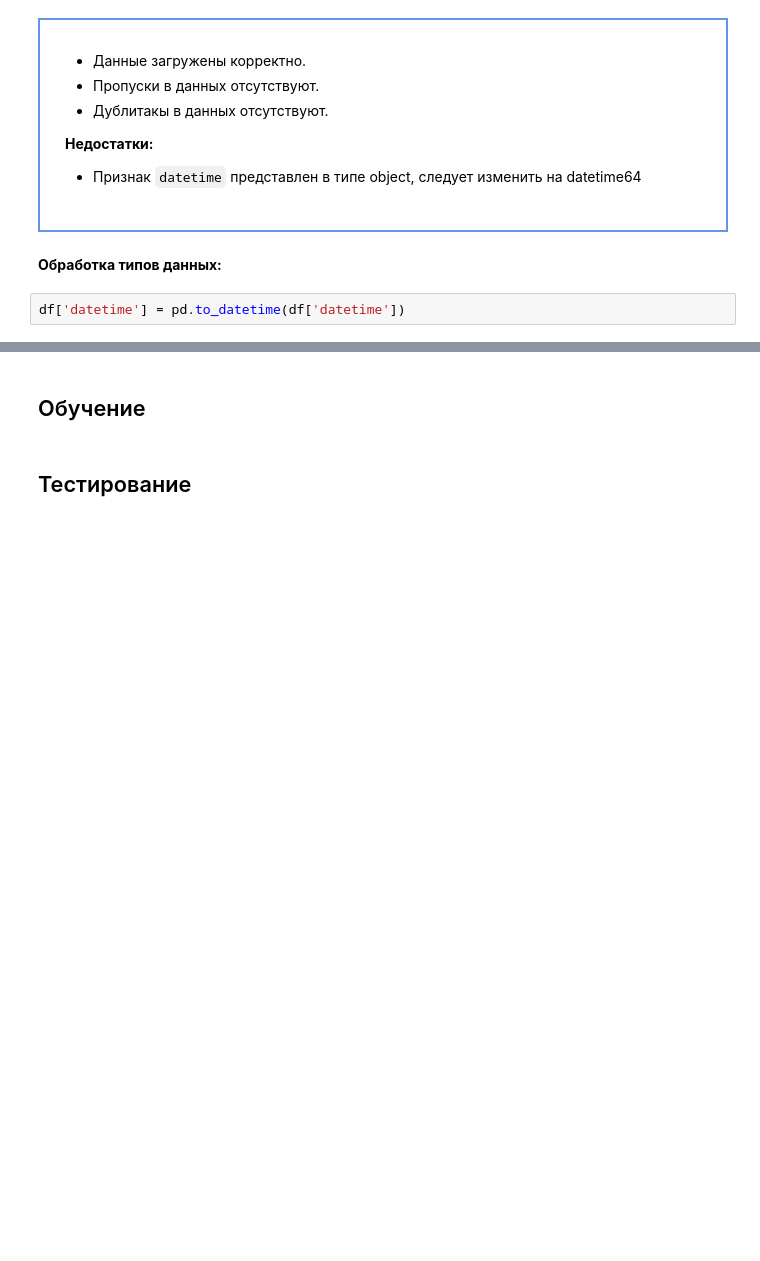
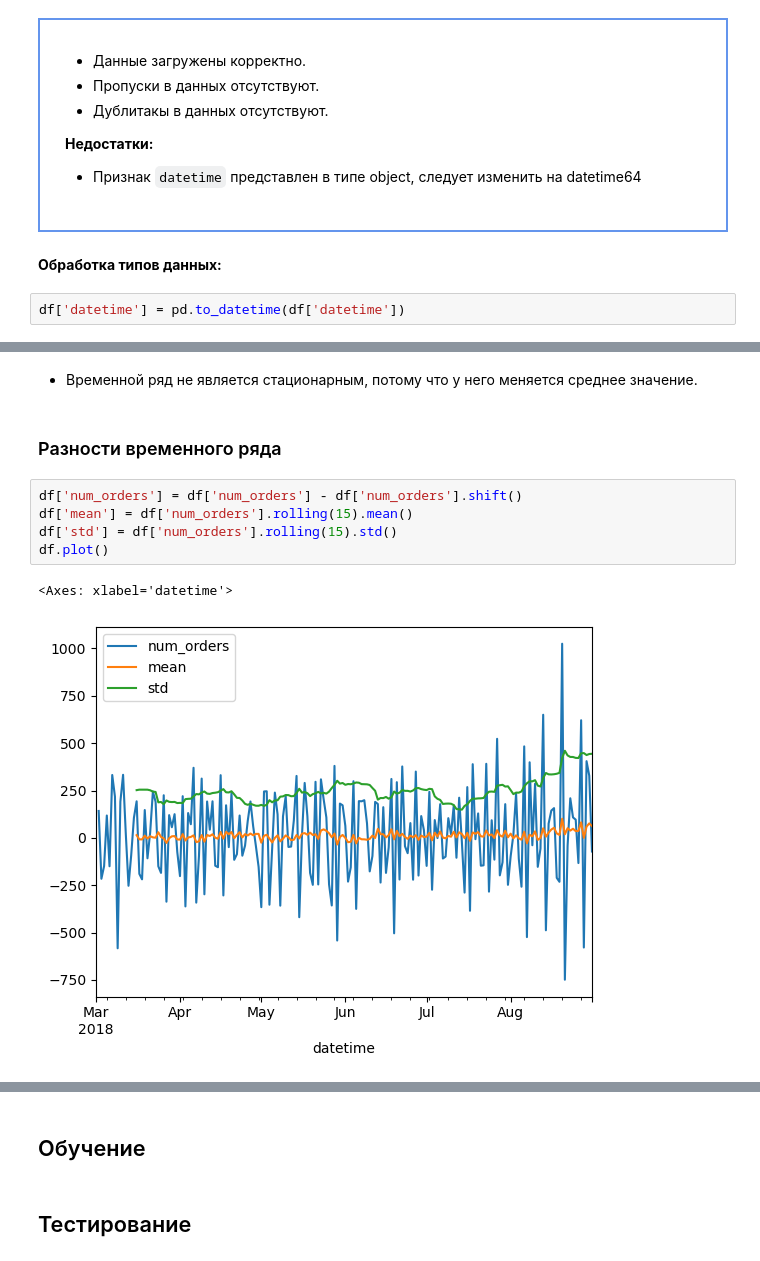
Before and after one commit to Denis-Mukhanov/forecast-of-taxi-orders, a Jupyter notebook: forecast_taxi_orders.ipynb, the cells around one changed output, grey strips where cells are left out. Saved outputs shown, nothing was run; the diff lists cells and outputs as text; blank space fills up the shorter version.

```diff
--- a/forecast_taxi_orders.ipynb
+++ b/forecast_taxi_orders.ipynb
@@ -168,0 +293,12 @@ display(df.head(2))
+# %% [markdown]
+- Временной ряд не является стационарным, потому что у него меняется среднее значение.
+# %% [markdown]
+### Разности временного ряда
+# %%
+df['num_orders'] = df['num_orders'] - df['num_orders'].shift()
+df['mean'] = df['num_orders'].rolling(15).mean()
+df['std'] = df['num_orders'].rolling(15).std()
+df.plot()
+# %% [output]
+<Axes: xlabel='datetime'>
+[figure, added]
```
Also changed, not shown: parts of 22 cells of this notebook.
